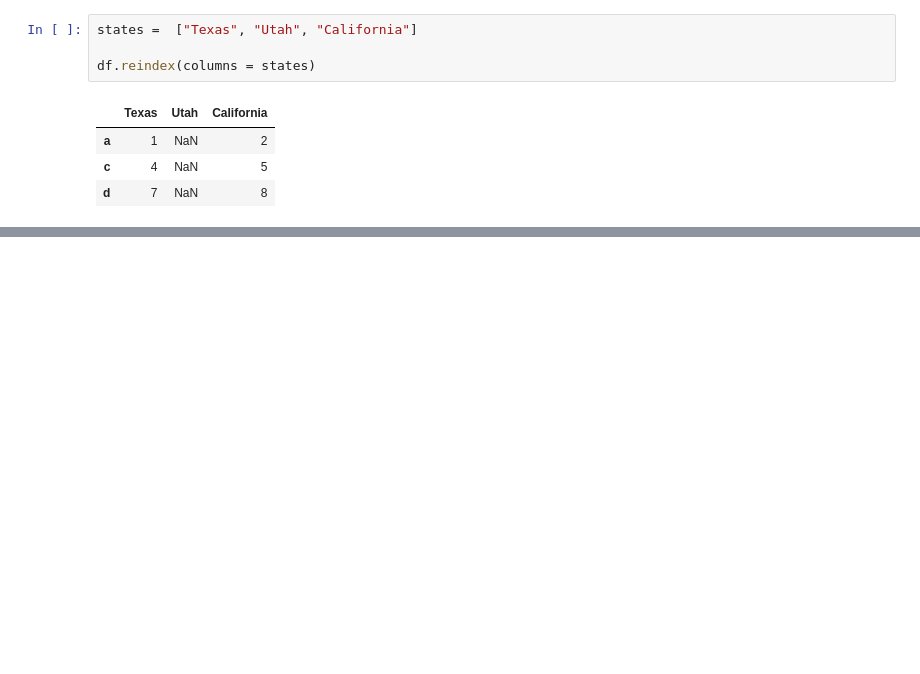
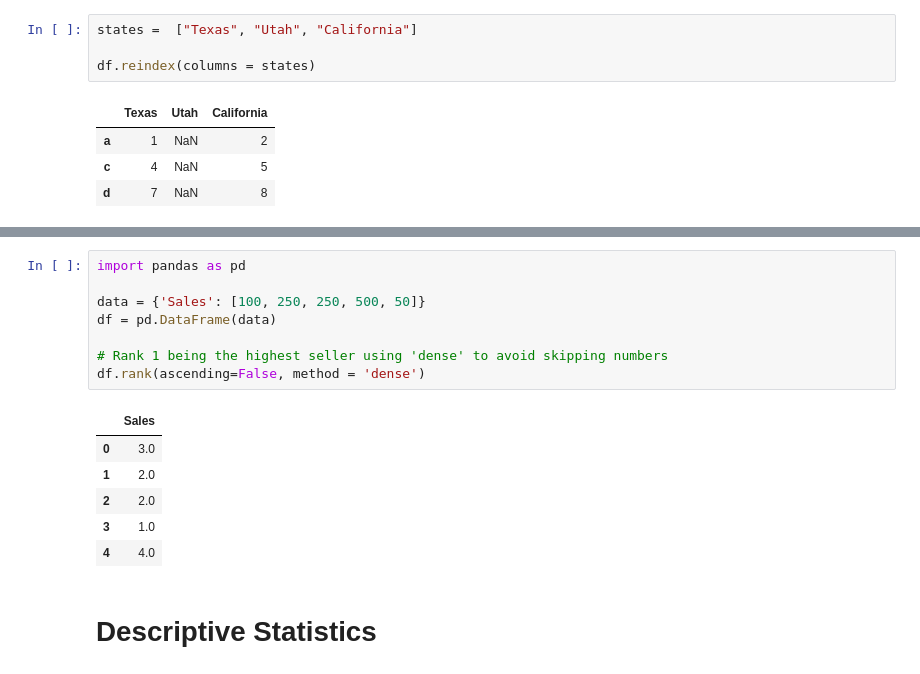
Before and after one commit to varunptel/Pythoning, a Jupyter notebook: Python_Pandas.ipynb, the cells around one changed output, grey strips where cells are left out. Cells and saved outputs as stored; diff of their text form; blank space fills up the shorter version.

```diff
--- a/Python_Pandas.ipynb
+++ b/Python_Pandas.ipynb
@@ -457,0 +496,17 @@ df.reindex(columns = states)
+# %%
+import pandas as pd
+
+data = {'Sales': [100, 250, 250, 500, 50]}
+df = pd.DataFrame(data)
+
+# Rank 1 being the highest seller using 'dense' to avoid skipping numbers
+df.rank(ascending=False, method = 'dense')
+# %% [output]
+|  | Sales |
+| 0 | 3.0 |
+| 1 | 2.0 |
+| 2 | 2.0 |
+| 3 | 1.0 |
+| 4 | 4.0 |
+# %% [markdown]
+# Descriptive Statistics
```
Also changed, not shown: parts of 2 cells of this notebook.
